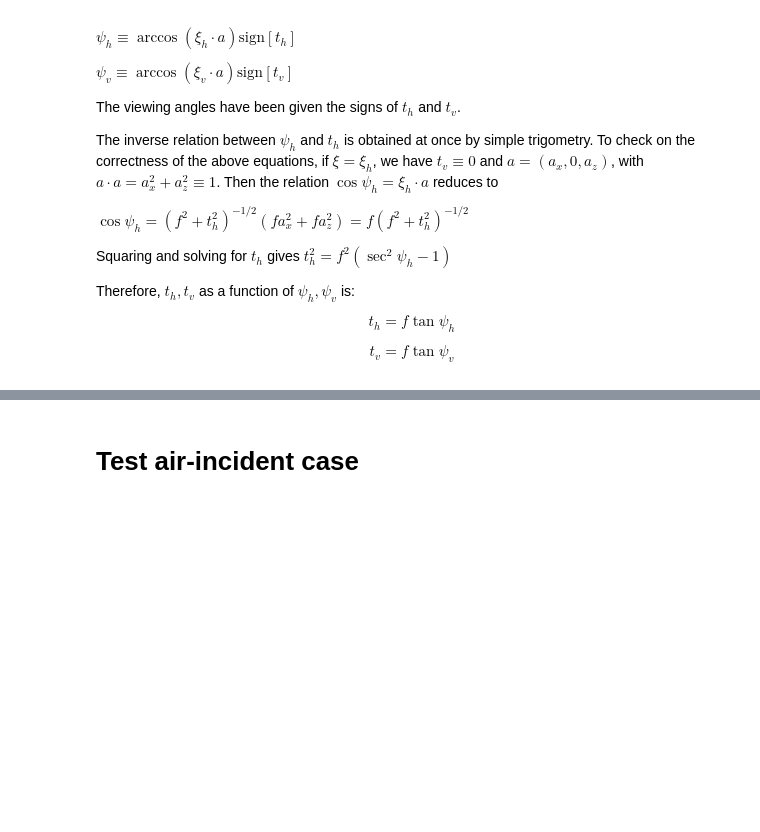
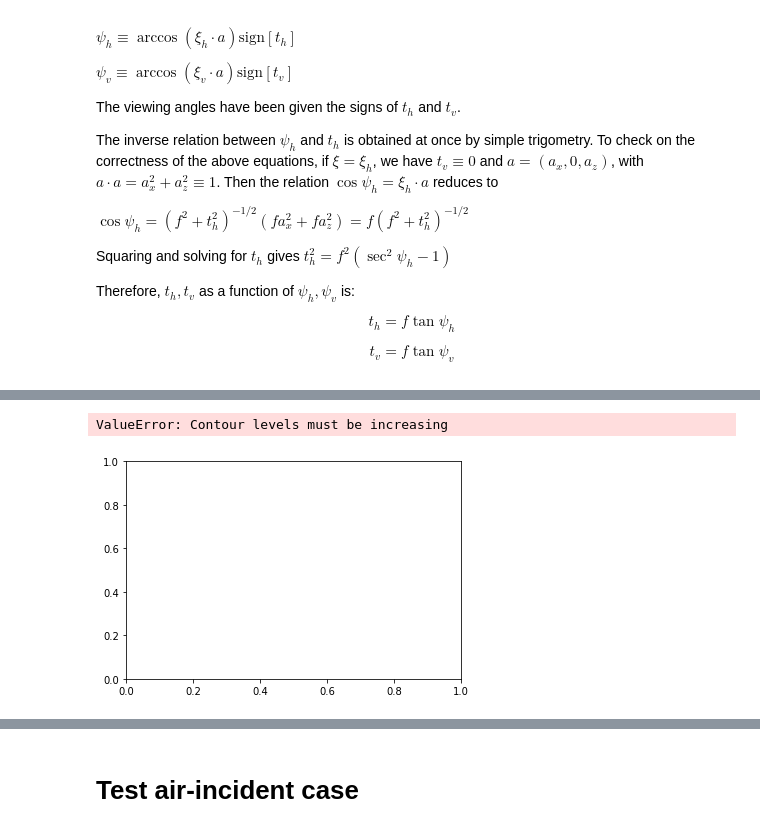
Before and after one commit to pakhuiying/wave_simulation, a Jupyter notebook: Cox_Munk_wave.ipynb, the cells around one changed output, grey strips where cells are left out. Cells and saved outputs as stored; diff of their text form; code cells hidden in the pictures; blank space fills up the shorter version.

Commit message:
adding isolines to plot

```diff
--- a/Cox_Munk_wave.ipynb
+++ b/Cox_Munk_wave.ipynb
@@ -1086,5 +1087,21 @@ v_z
 \end{pmatrix}$
 
 In practice, all vectors from the ray tracing calculations are immediately transformable so that the resulting vectors can be used in the sun-based glitter pattern diagrams when sun and wind directions are arbritrarily related.
+# %%
+xi_prime = BP.get_xi_prime()
+camera_axis = xi_prime - 2*np.dot(xi_prime,np.array([0,0,1]))*np.array([0,0,1])
+# %%
+isolines = rt.glitter_pattern_contour(xi_prime,camera_axis)
+X = [i['psi_h'] for i in isolines]
+Y = [i['psi_v'] for i in isolines]
+alpha = [i['alpha'] for i in isolines]
+beta = [i['beta'] for i in isolines]
+
+plt.figure()
+plt.contour([X,Y],alpha)
+plt.show()
+# %% [output]
+ValueError: Contour levels must be increasing
+[figure, added]
 # %%
 GP = rt.GlitterPattern(data_list[0][0][0]['DR']['xi_prime'],data_list[0][0][0]['DR']['xi_r'],data_list[0][0][0]['WF']['target'])
```
Also changed, not shown: parts of 4 cells of this notebook, 2 other files.
